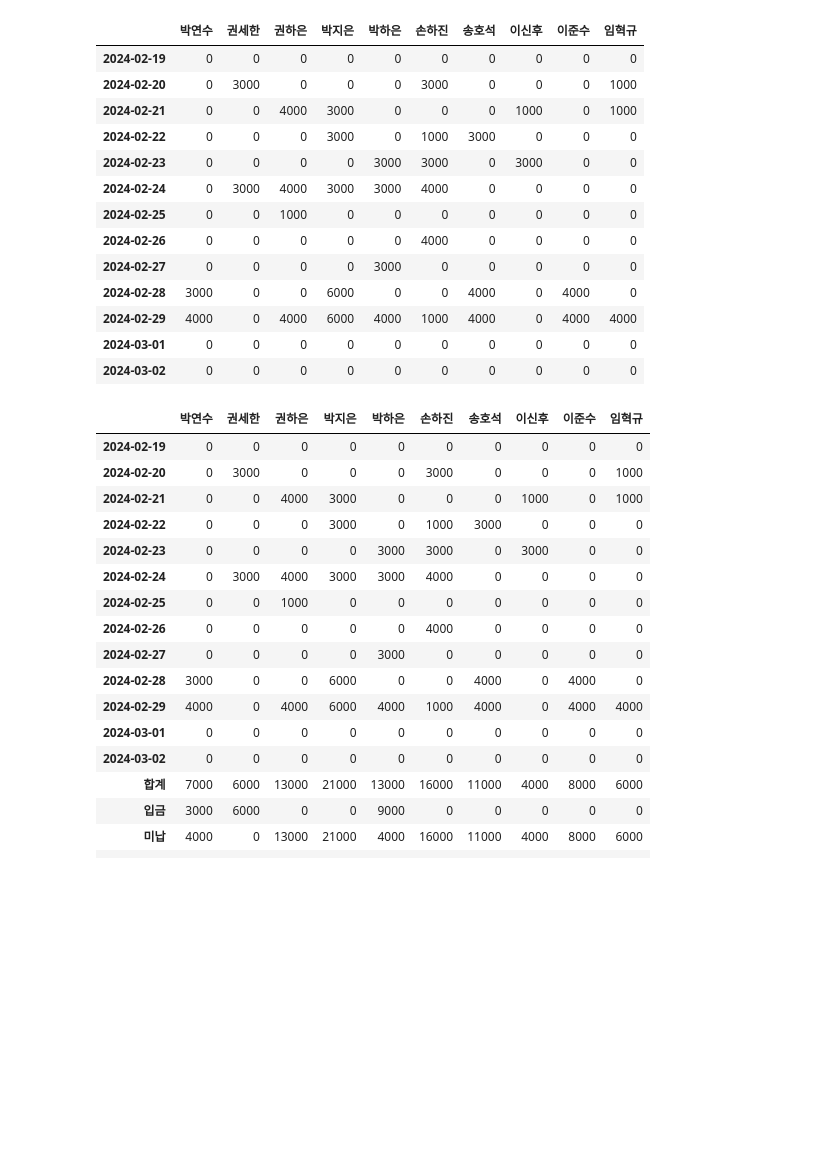
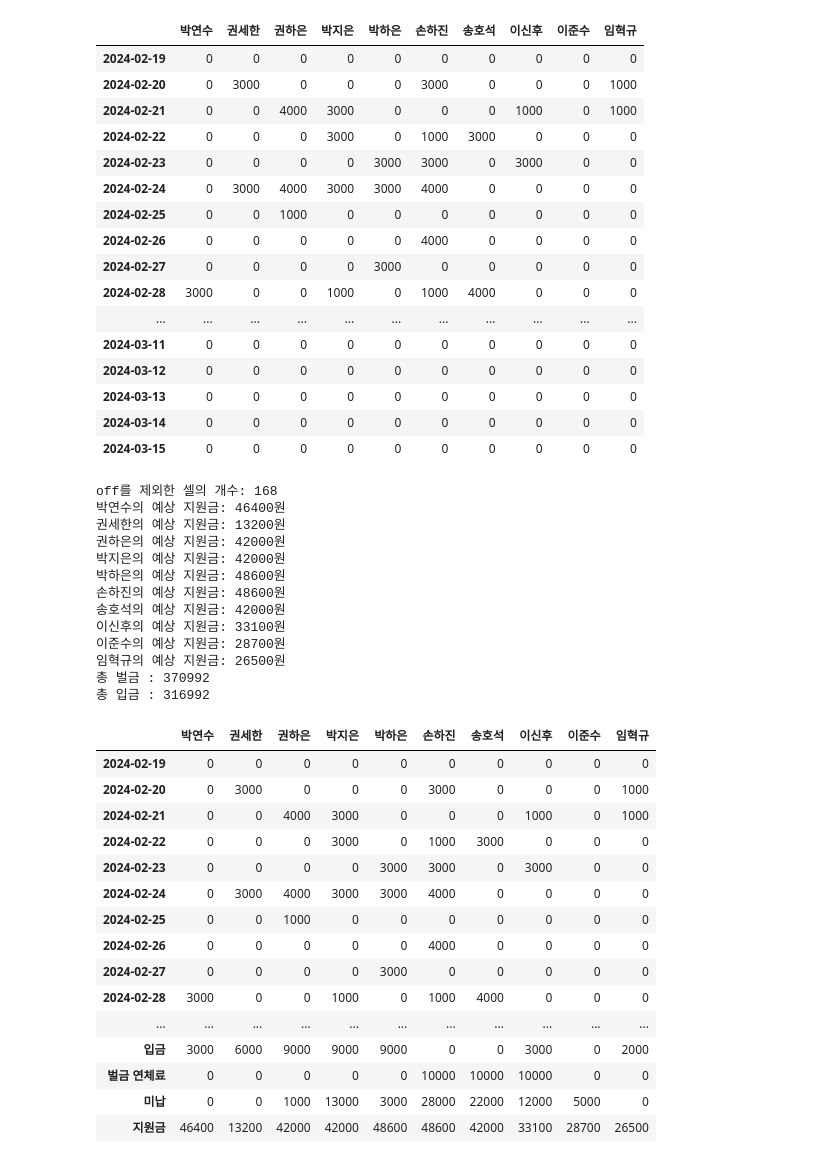
Before and after one commit to kitewatermelon/payorstudy, a Jupyter notebook: test.ipynb, the cells around one changed output. Saved outputs shown, nothing was run; the diff lists cells and outputs as text; code cells hidden in the pictures; blank space fills up the shorter version.

```diff
--- a/test.ipynb
+++ b/test.ipynb
@@ -88,6 +104,10 @@ for index in range(len_of_rows):
         else:
             date_str_next = '2024' + result_success[:4]
 
+        # 개강 시 데드라인 11시로 변경
+        if 3 <= datetime.strptime(date_str_next, "%Y%m%d").month <= 6:
+            DEADLINE = 11
+
         date_obj_next = datetime.strptime(date_str_next + f'{DEADLINE}', "%Y%m%d%H") + timedelta(days=1)
         formatted_date_next = date_obj_next.strftime("%Y-%m-%d %H:%M:%S")
         time_difference_next = time_obj - datetime.strptime(formatted_date_next, "%Y-%m-%d %H:%M:%S")
@@ -466,41 +497,80 @@ for person in 설정맵.columns:
 | 2024-02-25 | 0 | 0 | 1000 | 0 | 0 | 0 | 0 | 0 | 0 | 0 |
 | 2024-02-26 | 0 | 0 | 0 | 0 | 0 | 4000 | 0 | 0 | 0 | 0 |
 | 2024-02-27 | 0 | 0 | 0 | 0 | 3000 | 0 | 0 | 0 | 0 | 0 |
-| 2024-02-28 | 3000 | 0 | 0 | 6000 | 0 | 0 | 4000 | 0 | 4000 | 0 |
-| 2024-02-29 | 4000 | 0 | 4000 | 6000 | 4000 | 1000 | 4000 | 0 | 4000 | 4000 |
-| 2024-03-01 | 0 | 0 | 0 | 0 | 0 | 0 | 0 | 0 | 0 | 0 |
-| 2024-03-02 | 0 | 0 | 0 | 0 | 0 | 0 | 0 | 0 | 0 | 0 |
+| 2024-02-28 | 3000 | 0 | 0 | 1000 | 0 | 1000 | 4000 | 0 | 0 | 0 |
+| ... | ... | ... | ... | ... | ... | ... | ... | ... | ... | ... |
+| 2024-03-11 | 0 | 0 | 0 | 0 | 0 | 0 | 0 | 0 | 0 | 0 |
+| 2024-03-12 | 0 | 0 | 0 | 0 | 0 | 0 | 0 | 0 | 0 | 0 |
+| 2024-03-13 | 0 | 0 | 0 | 0 | 0 | 0 | 0 | 0 | 0 | 0 |
+| 2024-03-14 | 0 | 0 | 0 | 0 | 0 | 0 | 0 | 0 | 0 | 0 |
+| 2024-03-15 | 0 | 0 | 0 | 0 | 0 | 0 | 0 | 0 | 0 | 0 |
 # %%
 # datetime 인덱스를 'YYYY-MM-DD' 포맷으로 변경
 벌금맵.index = 벌금맵.index.map(lambda x: x.strftime('%Y-%m-%d') if isinstance(x, pd.Timestamp) else x)
 설정맵.index = 설정맵.index.map(lambda x: x.strftime('%Y-%m-%d') if isinstance(x, pd.Timestamp) else x)
 
 벌금맵.loc['합계'] = 벌금맵.sum()
 # 각 열의 합을 계산하여 마지막 행에 추가
-벌금맵.loc['입금'] = 3000, 6000, 0, 0, 9000, 0, 0, 0, 0, 0
-벌금맵.loc['미납'] = 벌금맵.loc['합계'] - 벌금맵.loc['입금']
+                        # 박연수 권세한  권하은  박지은  박하은  손하진  송호석  이신후  이준수  임혁규
+벌금맵.loc['입금']        = 3000, 6000, 9000, 9000, 9000,  0,   0,  3000,  0,  2000
+벌금맵.loc['벌금 연체료']   = 0000, 0000, 0000, 0000, 0000,  10_000,   10_000,  10_000,  0000,  0000
+벌금맵.loc['미납'] = 벌금맵.loc['합계'] + 벌금맵.loc['벌금 연체료'] - 벌금맵.loc['입금']
+벌금맵.loc['지원금'] = 0
 벌금맵.loc[''] = ' '
+
+# 총 벌금
+total_penalty = 벌금맵.loc['합계'].sum() + 275_992
+deposit_penalty = 벌금맵.loc['입금'].sum() + 275_992
+
+# off 제외 설정맵의 개수
+total_cells_excluding_off = 설정맵.apply(lambda x: x != 'off').sum().sum()
+print("off를 제외한 셀의 개수:", total_cells_excluding_off)
+
+for col in 설정맵.columns:
+    col_off_count = 설정맵[col].apply(lambda x: x != 'off').sum()
+    subsidy_proportion = col_off_count / total_cells_excluding_off
+    subsidy =int(round(subsidy_proportion * total_penalty, -2))
+    print(f"{col}의 예상 지원금: {subsidy}원")
+    벌금맵[col]['지원금'] = subsidy
+
+total_subsidy = 벌금맵.loc['지원금'].sum()
+
+print("총 벌금 :" , total_penalty)
+print("총 지원금 :" , total_subsidy)
+print("총 입금 :" , deposit_penalty)
 
 # 출력
 벌금맵
 # %% [output]
+off를 제외한 셀의 개수: 168
+박연수의 예상 지원금: 46400원
+권세한의 예상 지원금: 13200원
+권하은의 예상 지원금: 42000원
+박지은의 예상 지원금: 42000원
+박하은의 예상 지원금: 48600원
+손하진의 예상 지원금: 48600원
+송호석의 예상 지원금: 42000원
+이신후의 예상 지원금: 33100원
+이준수의 예상 지원금: 28700원
+임혁규의 예상 지원금: 26500원
+총 벌금 : 370992
+총 입금 : 316992
 |  | 박연수 | 권세한 | 권하은 | 박지은 | 박하은 | 손하진 | 송호석 | 이신후 | 이준수 | 임혁규 |
 | 2024-02-19 | 0 | 0 | 0 | 0 | 0 | 0 | 0 | 0 | 0 | 0 |
 | 2024-02-20 | 0 | 3000 | 0 | 0 | 0 | 3000 | 0 | 0 | 0 | 1000 |
 | 2024-02-21 | 0 | 0 | 4000 | 3000 | 0 | 0 | 0 | 1000 | 0 | 1000 |
 | 2024-02-22 | 0 | 0 | 0 | 3000 | 0 | 1000 | 3000 | 0 | 0 | 0 |
 | 2024-02-23 | 0 | 0 | 0 | 0 | 3000 | 3000 | 0 | 3000 | 0 | 0 |
 | 2024-02-24 | 0 | 3000 | 4000 | 3000 | 3000 | 4000 | 0 | 0 | 0 | 0 |
 | 2024-02-25 | 0 | 0 | 1000 | 0 | 0 | 0 | 0 | 0 | 0 | 0 |
 | 2024-02-26 | 0 | 0 | 0 | 0 | 0 | 4000 | 0 | 0 | 0 | 0 |
 | 2024-02-27 | 0 | 0 | 0 | 0 | 3000 | 0 | 0 | 0 | 0 | 0 |
-| 2024-02-28 | 3000 | 0 | 0 | 6000 | 0 | 0 | 4000 | 0 | 4000 | 0 |
-| 2024-02-29 | 4000 | 0 | 4000 | 6000 | 4000 | 1000 | 4000 | 0 | 4000 | 4000 |
-| 2024-03-01 | 0 | 0 | 0 | 0 | 0 | 0 | 0 | 0 | 0 | 0 |
-| 2024-03-02 | 0 | 0 | 0 | 0 | 0 | 0 | 0 | 0 | 0 | 0 |
-| 합계 | 7000 | 6000 | 13000 | 21000 | 13000 | 16000 | 11000 | 4000 | 8000 | 6000 |
-| 입금 | 3000 | 6000 | 0 | 0 | 9000 | 0 | 0 | 0 | 0 | 0 |
-| 미납 | 4000 | 0 | 13000 | 21000 | 4000 | 16000 | 11000 | 4000 | 8000 | 6000 |
+| 2024-02-28 | 3000 | 0 | 0 | 1000 | 0 | 1000 | 4000 | 0 | 0 | 0 |
+| ... | ... | ... | ... | ... | ... | ... | ... | ... | ... | ... |
+| 입금 | 3000 | 6000 | 9000 | 9000 | 9000 | 0 | 0 | 3000 | 0 | 2000 |
+| 벌금 연체료 | 0 | 0 | 0 | 0 | 0 | 10000 | 10000 | 10000 | 0 | 0 |
+| 미납 | 0 | 0 | 1000 | 13000 | 3000 | 28000 | 22000 | 12000 | 5000 | 0 |
+| 지원금 | 46400 | 13200 | 42000 | 42000 | 48600 | 48600 | 42000 | 33100 | 28700 | 26500 |
 |  |  |  |  |  |  |  |  |  |  |  |
 # %%
 설정맵
```
Also changed, not shown: parts of 9 cells of this notebook, 1 other file.
